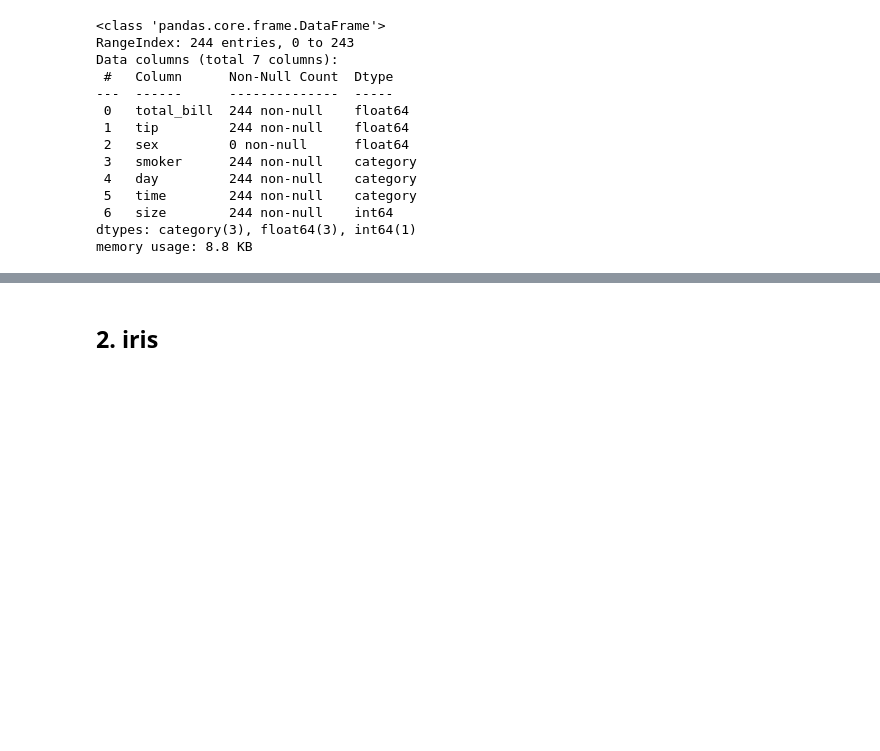
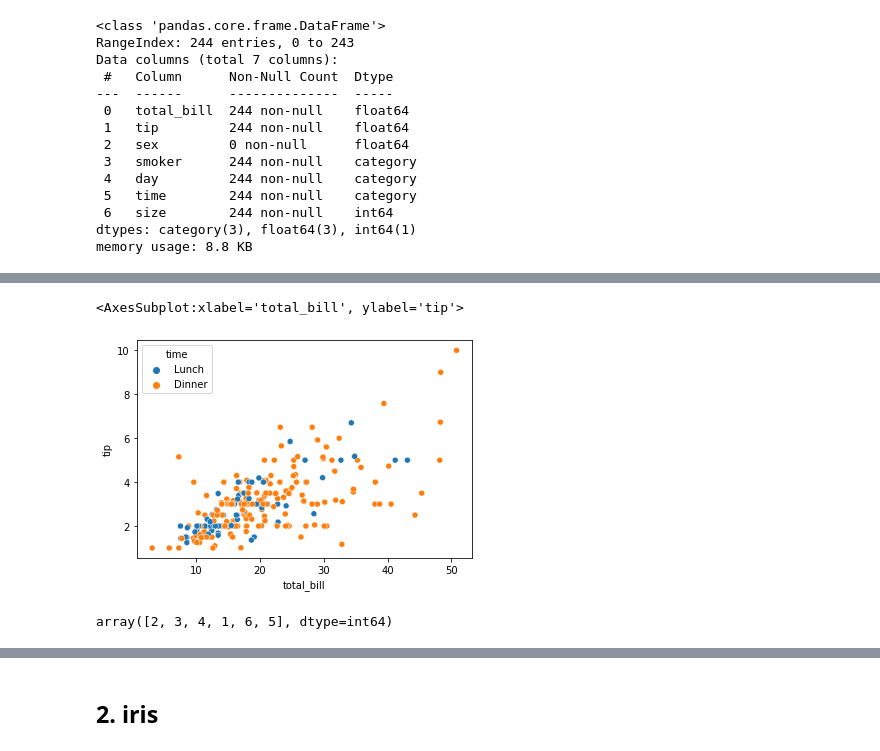
Before and after one commit to genie-lee-beep/Jieun-Lee, a Jupyter notebook: Likelion_bootcamp/Data visualization/Data visualization_matplotlib, seaborn_(iris,tips).ipynb, the cells around one changed output, grey strips where cells are left out. Saved outputs shown, nothing was run; the diff lists cells and outputs as text; code cells hidden in the pictures; blank space fills up the shorter version.

Commit message:
graph updating

```diff
--- a/Likelion_bootcamp/Data visualization/Data visualization_matplotlib, seaborn_(iris,tips)_210623v.ipynb
+++ b/Likelion_bootcamp/Data visualization/Data visualization_matplotlib, seaborn_(iris,tips).ipynb
@@ -128,0 +132,11 @@ sns.lmplot(x="total_bill", y="tip", data=tips)
+# %%
+# scatterplot
+# time을 기준으로
+sns.scatterplot(x='total_bill', y='tip', hue = 'time', data= tips)
+# %% [output]
+<AxesSubplot:xlabel='total_bill', ylabel='tip'>
+[figure, added]
+# %%
+tips['size'].unique()
+# %% [output]
+array([2, 3, 4, 1, 6, 5], dtype=int64)
```
Also changed, not shown: parts of 9 cells of this notebook.
